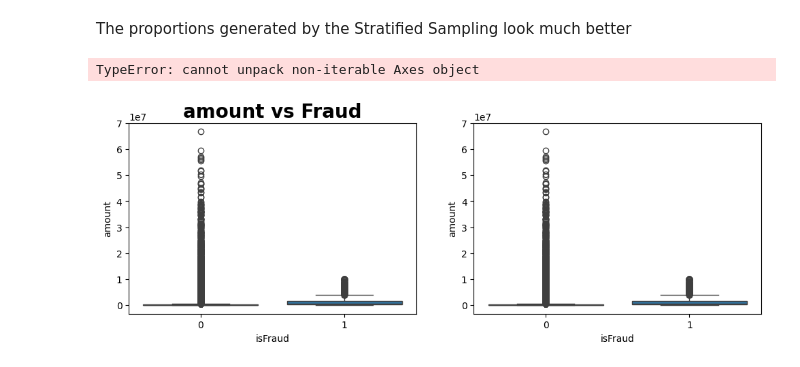
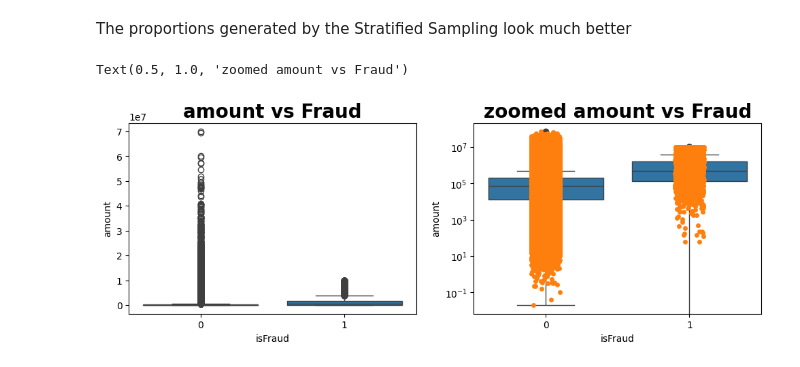
Before and after one commit to spectralcodex/momo-fincrime, a Jupyter notebook: fincrime.ipynb, the cells around one changed output. Drawn from its saved outputs; the diff is of its cells as text; code cells hidden in the pictures.

Commit message:
zoom plot fix

```diff
--- a/fincrime.ipynb
+++ b/fincrime.ipynb
@@ -303,8 +303,8 @@ stratified_sample = dataset.groupby('type').apply(
     lambda x: x.sample(frac=0.20)
 )
 # Remove the extra index added by groupby()
-stratified_sample = stratified_sample.droplevel(0)
+strs = stratified_sample.droplevel(0)
 
-stratified_sample.head()
+strs.head()
 # %% [output]
 |  | step | type | amount | nameOrig | oldBalanceOrg | newBalanceOrig | nameDest | oldBalanceDest | ... |
@@ -339,15 +339,18 @@ The proportions generated by the Stratified Sampling look much better
 # %%
 # Observing Amount to actual Fraud dispersion
 plt.figure(figsize=(12,8))
 plt.subplot(2,2,1)
-sns.boxplot(x=stratified_sample.isFraud, y=stratified_sample.amount, data=stratified_sample)
+sns.boxplot(x=strs.isFraud, y=strs.amount, data=strs)
+# adding data points
 plt.title('amount vs Fraud',fontweight="bold", size=20)
 
+
+# Zoomed plot
 plt.subplot(2,2,2)
-fig_zoom, ax_zoom = sns.boxplot(x=stratified_sample.isFraud, y=stratified_sample.amount, data=stratified_sample)
-ax_zoom.set_xlim(x - 0.1, x + 0.1)
-ax_zoom.set_ylim(y - 0.1, y + 0.1)
+sns.boxplot(x=strs.isFraud, y=strs.amount, data=strs)
+sns.stripplot(x=strs.isFraud, y=strs.amount, data=strs)
+plt.yscale('log')
 plt.title('zoomed amount vs Fraud',fontweight="bold", size=20)
 # %% [output]
-TypeError: cannot unpack non-iterable Axes object
+Text(0.5, 1.0, 'zoomed amount vs Fraud')
-[figure, old version]
+[figure, new version]
```
Also changed, not shown: parts of 3 cells of this notebook.
